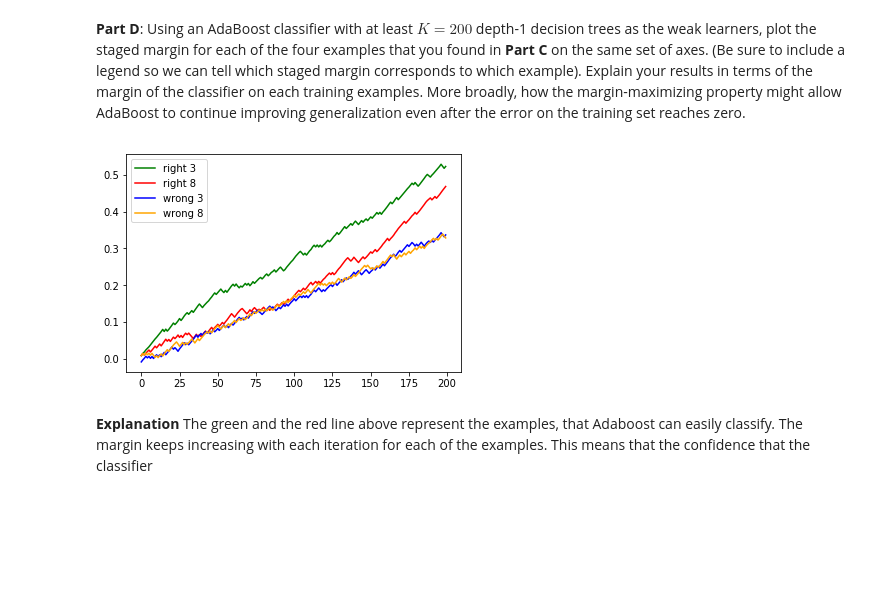
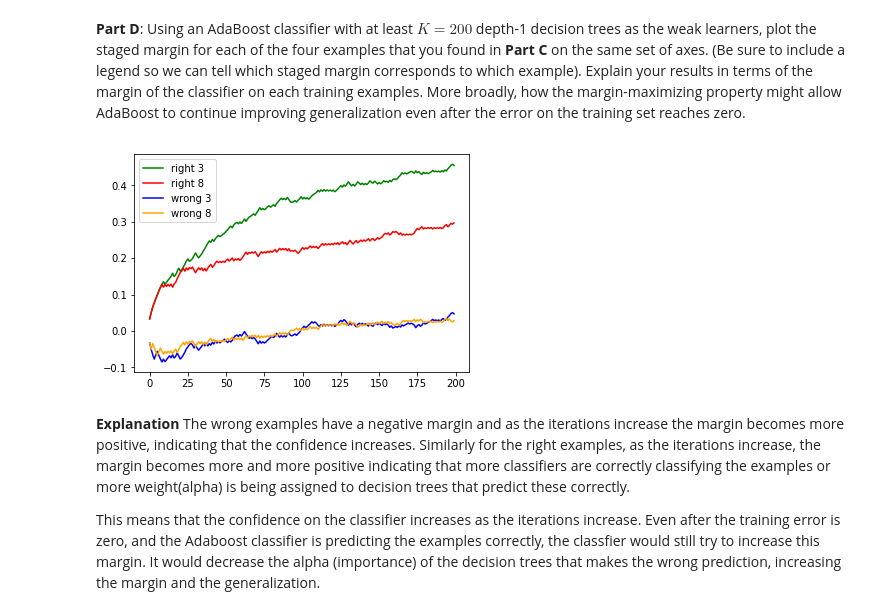
Before and after one commit to AkritiKapur/ml-5622-assignments, a Jupyter notebook: boosting/boosting.ipynb, the cells around one changed output. Saved outputs shown, nothing was run; the diff lists cells and outputs as text; code cells hidden in the pictures; blank space fills up the shorter version.

```diff
--- a/boosting/boosting.ipynb
+++ b/boosting/boosting.ipynb
@@ -471,25 +504,31 @@ true label: 1
 # %% [markdown]
 **Part D**: Using an AdaBoost classifier with at least $K=200$ depth-1 decision trees as the weak learners, plot the staged margin for each of the four examples that you found in **Part C** on the same set of axes. (Be sure to include a legend so we can tell which staged margin corresponds to which example).  Explain your results in terms of the margin of the classifier on each training examples.  More broadly, how the margin-maximizing property might allow AdaBoost to continue improving generalization even after the error on the training set reaches zero.
-# %%
-iterations=200
-colors = ["green", "red", "blue", "orange"]
-examples = [20, 555, 114, 254]
-legends = ["right 3", "right 8", "wrong 3", "wrong 8"]
-plt_obj = []
-
-
-dec_tree = DecisionTreeClassifier(max_depth=depth)
-boost = AdaBoost(n_learners=iterations, base=dec_tree)
-boost.fit(data.X_train, data.y_train)
-for i, example in enumerate(examples):
-    margin = boost.staged_margin(data.X_train[example], data.y_train[example])
-    obj = plt.plot(np.arange(iterations), margin, color=colors[i], label=legends[i])
-    plt_obj.append(obj)
-
-plt.legend()
-plt.show()
-# %% [output]
-[figure, removed]
-# %% [markdown]
-**Explanation**
-The green and the red line above represent the examples, that Adaboost can easily classify. The margin keeps increasing with each iteration for each of the examples. This means that the confidence that the classifier
+# %%
+iterations=200
+
+dec_tree = DecisionTreeClassifier(max_depth=1)
+boost = AdaBoost(n_learners=iterations, base=dec_tree)
+boost.fit(data.X_train, data.y_train)
+
+# Plot 4 examples
+margin = boost.staged_margin(threes[right_3], -1)
+obj = plt.plot(np.arange(iterations), margin, color="green", label="right 3")
+margin = boost.staged_margin(eights[right_8], 1)
+obj = plt.plot(np.arange(iterations), margin, color="red", label="right 8")
+margin = boost.staged_margin(threes[wrong_3], -1)
+obj = plt.plot(np.arange(iterations), margin, color="blue", label="wrong 3")
+margin = boost.staged_margin(eights[wrong_8], 1)
+obj = plt.plot(np.arange(iterations), margin, color="orange", label="wrong 8")
+
+
+plt.legend()
+plt.show()
+# %% [output]
+[figure, added]
+# %% [markdown]
+**Explanation**
+The wrong examples have a negative margin and as the iterations increase the margin becomes more positive, indicating that the confidence increases.
+Similarly for the right examples, as the iterations increase, the margin becomes more and more positive indicating that more classifiers are correctly classifying the examples or more weight(alpha) is being assigned to decision trees that predict these correctly.
+
+This means that the confidence on the classifier increases as the iterations increase.
+Even after the training error is zero, and the Adaboost classifier is predicting the examples correctly, the classfier would still try to increase this margin. It would decrease the alpha (importance) of the decision trees that makes the wrong prediction, increasing the margin and the generalization.
```
Also changed, not shown: parts of 15 cells of this notebook.
